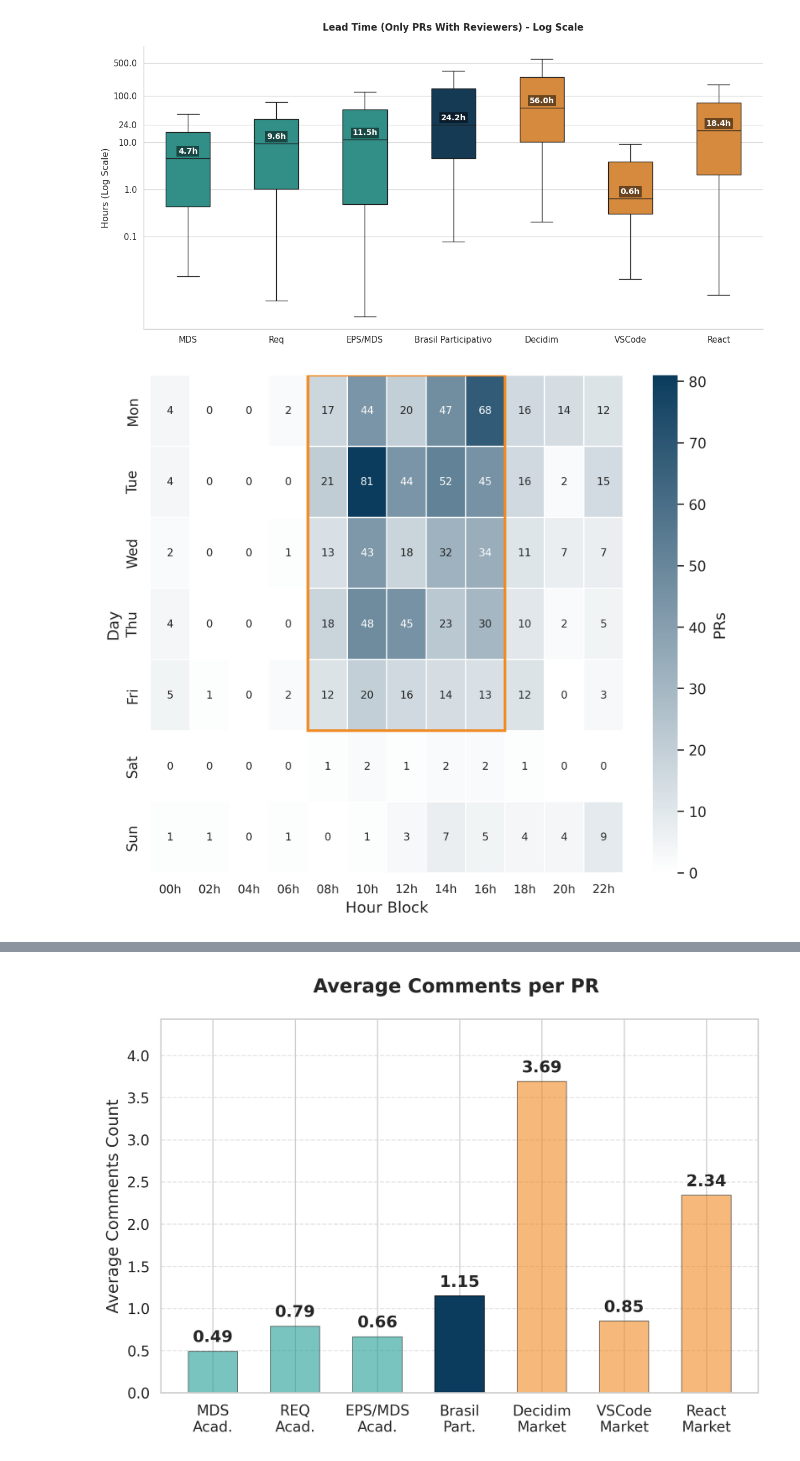
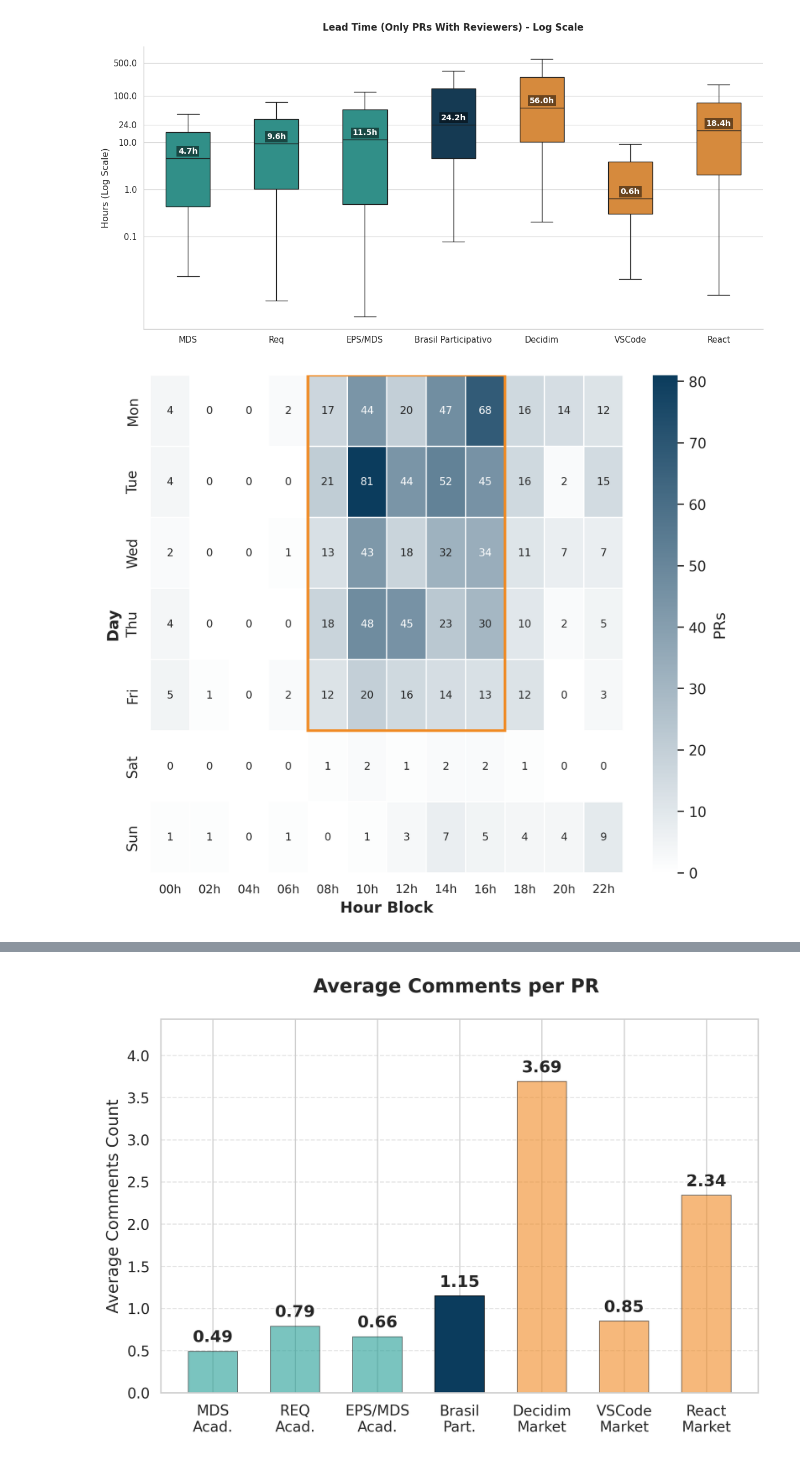
Before and after one commit to lablivre-unb/EbL_Over_PbL, a Jupyter notebook: metrics/notebooks/prs_viz_bp_paper.ipynb, the cells around one changed output, grey strips where cells are left out. Saved outputs shown, nothing was run; the diff lists cells and outputs as text; code cells hidden in the pictures.

```diff
--- a/metrics/notebooks/prs_viz_bp_paper.ipynb
+++ b/metrics/notebooks/prs_viz_bp_paper.ipynb
@@ -541,36 +535,36 @@ def add_business_hours_rect_binned(ax):
         linestyle='-',
         zorder=10
     )
     ax.add_patch(rect)
 
 
 # --- Plot ---
 cmap_bp = LinearSegmentedColormap.from_list("bp", ["#ffffff", BP_PRIMARY])
 
 fig, ax = plt.subplots(figsize=(7, 6))
 
 sns.heatmap(
     heatmap_bp_binned,
     cmap=cmap_bp,
     annot=True,
     fmt='d',
     linewidths=.5,
     ax=ax,
     cbar_kws={'label': 'PRs'},
     annot_kws={'size': 8}
 )
 
 # ax.set_title(f'{org_title}\nPRs Activity', fontsize=11, fontweight='bold')
-ax.set_ylabel('Day')
-ax.set_xlabel('Hour Block')
+ax.set_ylabel('Day', fontweight='bold')
+ax.set_xlabel('Hour Block', fontweight='bold')
 
 add_business_hours_rect_binned(ax)
 
 plt.xticks(rotation=0, fontsize=9)
 plt.tight_layout()
 plt.show()
 # %% [output]
-[figure, old version]
+[figure, new version]
 # %%
 cmap_academic = LinearSegmentedColormap.from_list("academic", ["#ffffff", DISC_PRIMARY])
 df_mds_prepared = prepare_data(df_mds_no_bots)
```
Also changed, not shown: parts of 5 cells of this notebook.
